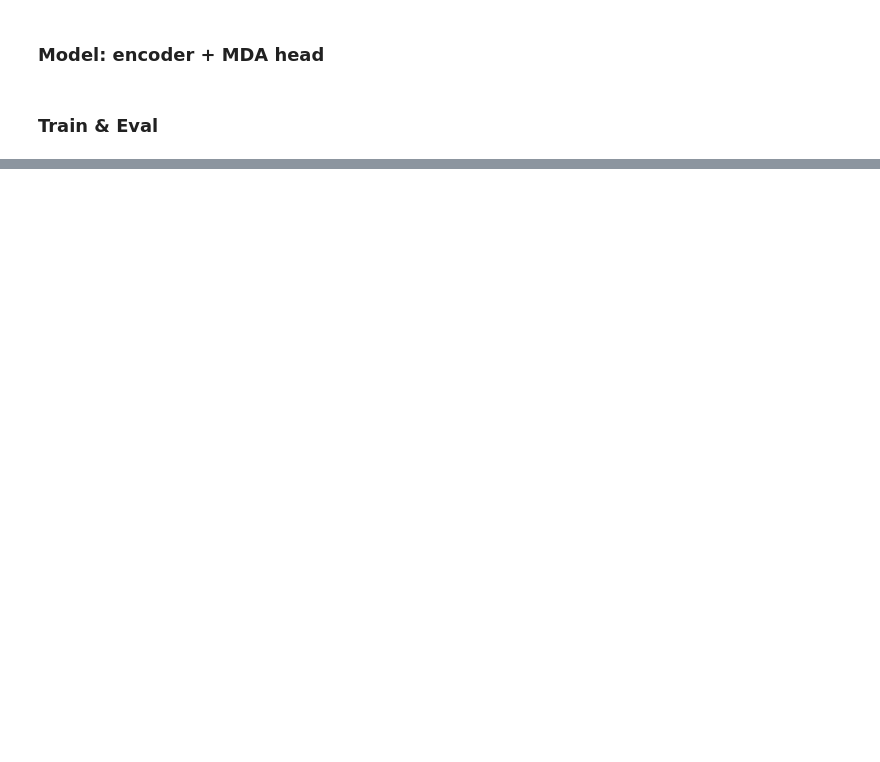
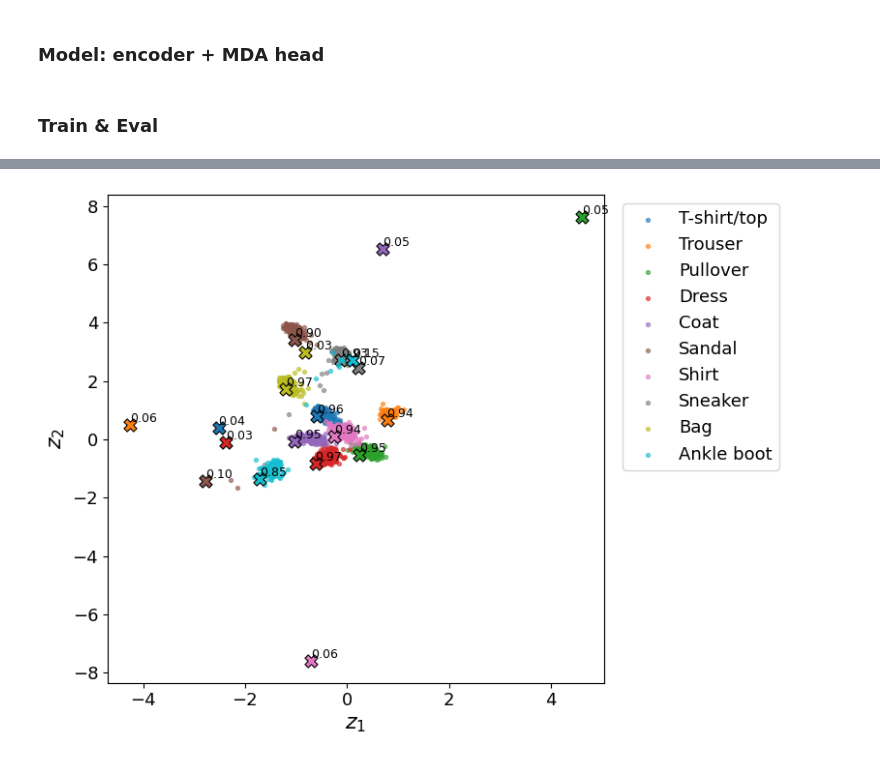
Before and after one commit to zh3nis/DNLL, a Jupyter notebook: MDA_FashionMNIST.ipynb, the cells around one changed output, grey strips where cells are left out. Saved outputs shown, nothing was run; the diff lists cells and outputs as text; code cells hidden in the pictures; blank space fills up the shorter version.

```diff
--- a/MDA_FashionMNIST.ipynb
+++ b/MDA_FashionMNIST.ipynb
@@ -69,18 +73,14 @@ def evaluate(model, loader):
     return ok / tot
 
 
-model = DeepMDA(C=10, D=9, K=2).to(device)
-# opt = torch.optim.Adam([
-#     {"params": model.encoder.parameters(), "lr": 1e-3},
-#     {"params": model.head.parameters(), "lr": 1e-4},
-# ])
+model = DeepMDA(C=10, D=2, K=2).to(device)
 opt = torch.optim.Adam(model.parameters())
-loss_fn = EM_DNLLLoss(lambda_reg=.01)
+loss_fn = EM_DNLLLoss()
 
 train_acc = []
 test_acc = []
 
-for epoch in range(1, 101):
+for epoch in range(1, 26):
     model.train()
     loss_sum = acc_sum = n_sum = 0
     for x, y in train_ld:
@@ -104,3 +122,45 @@ for epoch in range(1, 101):
+# %%
+import matplotlib.pyplot as plt
+
+model.eval()
+embeds, labels = [], []
+with torch.no_grad():
+    for i, (x, y) in enumerate(train_ld):   # use train_ld if you prefer
+        x = x.to(device)
+        z = model.encoder(x).cpu()
+        embeds.append(z)
+        labels.append(y)
+        if i >= 9:   # 10 batches ≈10k points; raise/lower to taste
+            break
+
+z2 = torch.cat(embeds)
+y = torch.cat(labels)
+
+mu = model.head.mu.detach().cpu().numpy()  # (C, K, D)
+mix_probs = torch.softmax(model.head.mixture_logits, dim=-1).detach().cpu().numpy()
+
+plt.rcParams.update({
+    "font.size": 14, "axes.labelsize": 16, "legend.fontsize": 13,
+    "xtick.labelsize": 13, "ytick.labelsize": 13
+})
+
+plt.figure(figsize=(8, 6))
+ax = plt.gca()
+for c in range(10):
+    idx = y == c
+    color = plt.cm.tab10(c)
+    plt.scatter(z2[idx, 0], z2[idx, 1], s=8, alpha=0.6, color=color, label=train_ds.classes[c])
+    for k in range(mu.shape[1]):
+        plt.scatter(mu[c, k, 0], mu[c, k, 1], s=90, marker='X',
+                    color=color, edgecolor='black', linewidths=0.8)
+        ax.text(mu[c, k, 0], mu[c, k, 1], f"{mix_probs[c, k]:.2f}",
+                fontsize=9, ha='left', va='bottom', color='black')
+plt.legend(bbox_to_anchor=(1.02, 1), loc="upper left")
+plt.xlabel("$z_1$"); plt.ylabel("$z_2$")
+plt.tight_layout()
+plt.savefig('plots/fashion_mnist_mda_embeddings.png', dpi=600)
+# %% [output]
+[figure, added]
 # %%
 import matplotlib.pyplot as plt
 
```
Also changed, not shown: parts of 4 cells of this notebook, 5 other files.
